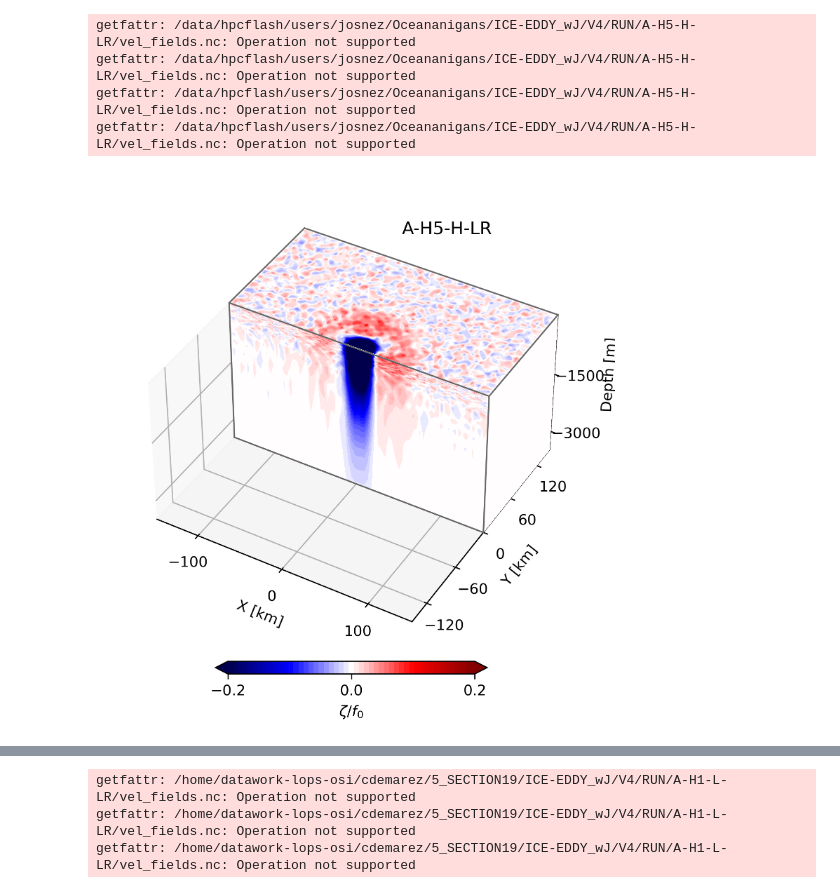
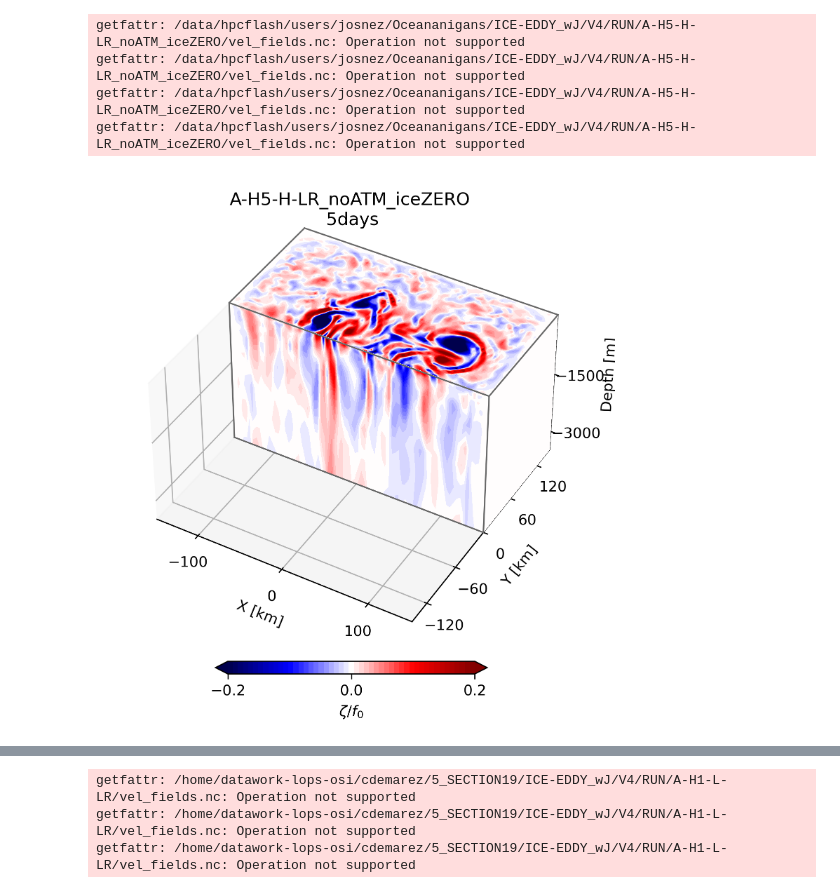
Before and after one commit to demarez/ice-eddy, a Jupyter notebook: DIAGS/3D_plot.ipynb, the cells around one changed output, grey strips where cells are left out. Drawn from its saved outputs; the diff is of its cells as text; code cells hidden in the pictures.

```diff
--- a/DIAGS/3D_plot.ipynb
+++ b/DIAGS/3D_plot.ipynb
@@ -152,6 +152,6 @@ def coriolis_frequency(latitude_degrees):
     f0 = 2 * omega * math.sin(phi_rad)
     return f0
 
-lat=80
+lat=-80
 f0=coriolis_frequency(lat);print(f0)
 # %% [output]
@@ -172,7 +187,7 @@ kw = {
 
 path_root='/data/hpcflash/users/josnez/Oceananigans/ICE-EDDY_wJ/V4/'
 
-experiment= "A-H5-H-LR"#"A-H2-H"
+experiment= "A-H5-H-LR_noATM_iceZERO"#"A-H2-H"
 data_path = path_root+"/RUN/"+experiment
 
 
@@ -181,40 +196,40 @@ vel_fields = "vel_fields*.nc"
 tracer_fields = "tracer_fields*.nc"
 vel_fields_paths = '{0}/{1}'.format(data_path, vel_fields)
 tracer_fields_paths = '{0}/{1}'.format(data_path, tracer_fields)
 
 data = xr.open_mfdataset(vel_fields_paths)# preprocess=remove_empty_ds )
 
-var = data.vort.isel(time=0).transpose("y_afa","x_faa","z_aac")
+var = data.vort.isel(time=30).transpose("y_afa","x_faa","z_aac")
 
 Ny, Nx, Nz = var.shape
 
 # X = np.ones((Ny,Nx,Nz)) * var.xF.values[np.newaxis,:,np.newaxis] / 1000
 # Y = np.ones((Ny,Nx,Nz)) * var.yF.values[:, np.newaxis,np.newaxis] / 1000
 # Z = np.ones((Ny,Nx,Nz)) * var.zC.values[np.newaxis,np.newaxis,:]
 
 X = np.ones((Ny,Nx,Nz)) * var.x_faa.values[np.newaxis,:,np.newaxis] / 1000
 Y = np.ones((Ny,Nx,Nz)) * var.y_afa.values[:, np.newaxis,np.newaxis] / 1000
 Z = np.ones((Ny,Nx,Nz)) * var.z_aac.values[np.newaxis,np.newaxis,:]
 
 
 # Create a figure with 3D ax
 fig = plt.figure(figsize=(6, 6),dpi=300)
 gs = GridSpec(1, 1, figure=fig)
 ########################################################################
 ax1 = fig.add_subplot(gs[0, 0], projection='3d', computed_zorder=False)
-plt.title(experiment,fontsize=12,x=0.7,y=0.95)
+plt.title(experiment + "\n 5days",fontsize=12,y=0.97)
 cbar = plot3D(ax1, X, Y, Z, var/f0, kw)
 plt.subplots_adjust(hspace=0.25, wspace=-0.35)
 cax = fig.add_axes([0.3, 0.1, 0.43, 0.02])
 cb=fig.colorbar(cbar, cax=cax, orientation='horizontal',label='$\zeta/f_0$',ticks=[vmin,0,vmax])
 cb.ax.locator_params(nbins=3)
 plt.show()
 # %% [output]
-getfattr: /data/hpcflash/users/josnez/Oceananigans/ICE-EDDY_wJ/V4/RUN/A-H5-H-LR/vel_fields.nc: Operation not supported
-getfattr: /data/hpcflash/users/josnez/Oceananigans/ICE-EDDY_wJ/V4/RUN/A-H5-H-LR/vel_fields.nc: Operation not supported
-getfattr: /data/hpcflash/users/josnez/Oceananigans/ICE-EDDY_wJ/V4/RUN/A-H5-H-LR/vel_fields.nc: Operation not supported
-getfattr: /data/hpcflash/users/josnez/Oceananigans/ICE-EDDY_wJ/V4/RUN/A-H5-H-LR/vel_fields.nc: Operation not supported
+getfattr: /data/hpcflash/users/josnez/Oceananigans/ICE-EDDY_wJ/V4/RUN/A-H5-H-LR_noATM_iceZERO/vel_fields.nc: Operation not supported
+getfattr: /data/hpcflash/users/josnez/Oceananigans/ICE-EDDY_wJ/V4/RUN/A-H5-H-LR_noATM_iceZERO/vel_fields.nc: Operation not supported
+getfattr: /data/hpcflash/users/josnez/Oceananigans/ICE-EDDY_wJ/V4/RUN/A-H5-H-LR_noATM_iceZERO/vel_fields.nc: Operation not supported
+getfattr: /data/hpcflash/users/josnez/Oceananigans/ICE-EDDY_wJ/V4/RUN/A-H5-H-LR_noATM_iceZERO/vel_fields.nc: Operation not supported
-[figure, old version]
+[figure, new version]
 # %%
 # Create a figure with 3D ax
 fig = plt.figure(figsize=(12, 12),dpi=300)
```
Also changed, not shown: parts of 3 cells of this notebook, 4 other files.
